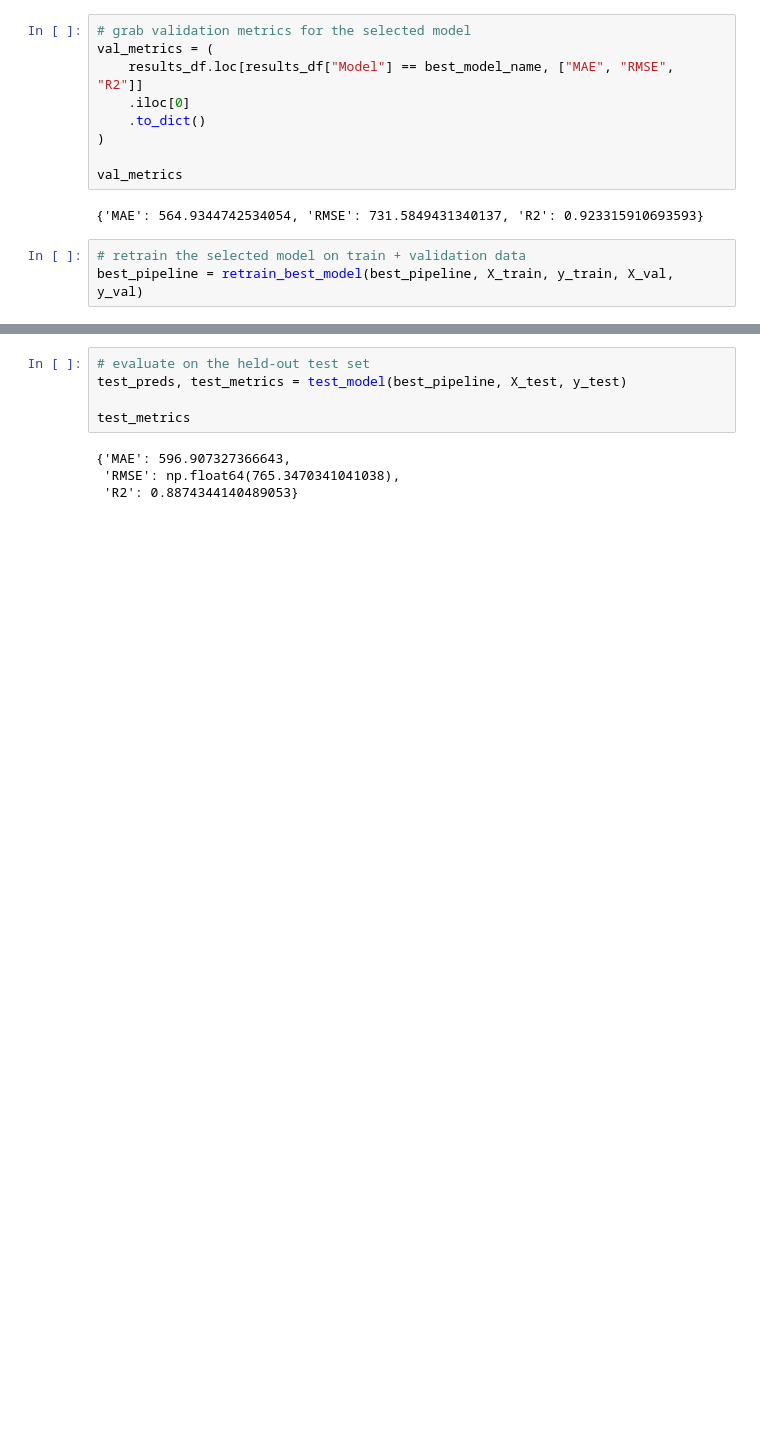
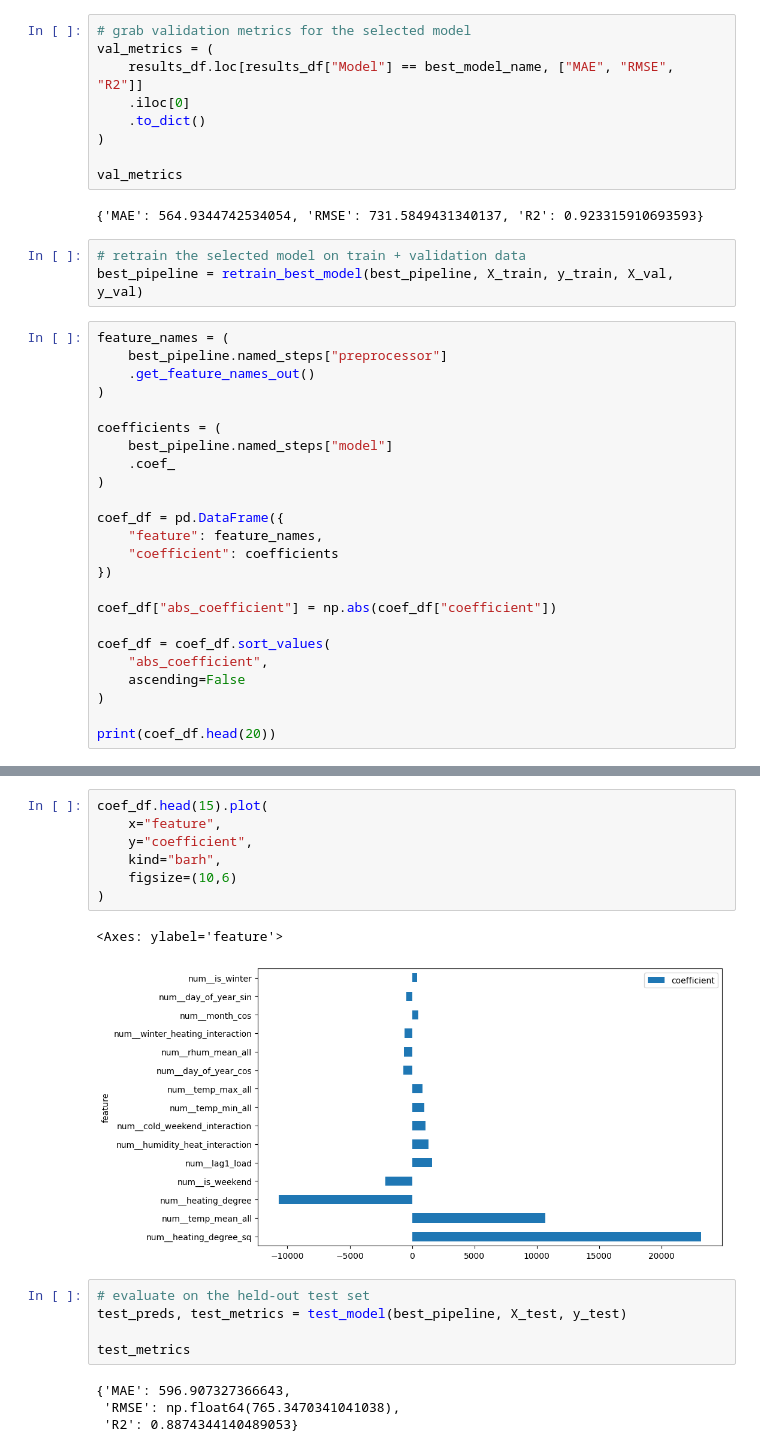
Before and after one commit to jeremy-ferrara/predicting-ca-electricity-demand, a Jupyter notebook: notebooks/03_modeling.ipynb, the cells around one changed output, grey strips where cells are left out. Drawn from its saved outputs; the diff is of its cells as text; blank space fills up the shorter version.

Commit message:
linear regression coefficient analysis added

```diff
--- a/notebooks/03_modeling.ipynb
+++ b/notebooks/03_modeling.ipynb
@@ -60,3 +61,27 @@ val_metrics
 # %%
 # retrain the selected model on train + validation data
 best_pipeline = retrain_best_model(best_pipeline, X_train, y_train, X_val, y_val)
+# %%
+feature_names = (
+    best_pipeline.named_steps["preprocessor"]
+    .get_feature_names_out()
+)
+
+coefficients = (
+    best_pipeline.named_steps["model"]
+    .coef_
+)
+
+coef_df = pd.DataFrame({
+    "feature": feature_names,
+    "coefficient": coefficients
+})
+
+coef_df["abs_coefficient"] = np.abs(coef_df["coefficient"])
+
+coef_df = coef_df.sort_values(
+    "abs_coefficient",
+    ascending=False
+)
+
+print(coef_df.head(20))
@@ -63,3 +106,13 @@ best_pipeline = retrain_best_model(best_pipeline, X_train, y_train, X_val, y_val
+# %%
+coef_df.head(15).plot(
+    x="feature",
+    y="coefficient",
+    kind="barh",
+    figsize=(10,6)
+)
+# %% [output]
+<Axes: ylabel='feature'>
+[figure, added]
 # %%
 # evaluate on the held-out test set
 test_preds, test_metrics = test_model(best_pipeline, X_test, y_test)
```
Also changed, not shown: parts of 2 cells of this notebook, 1 other file.
